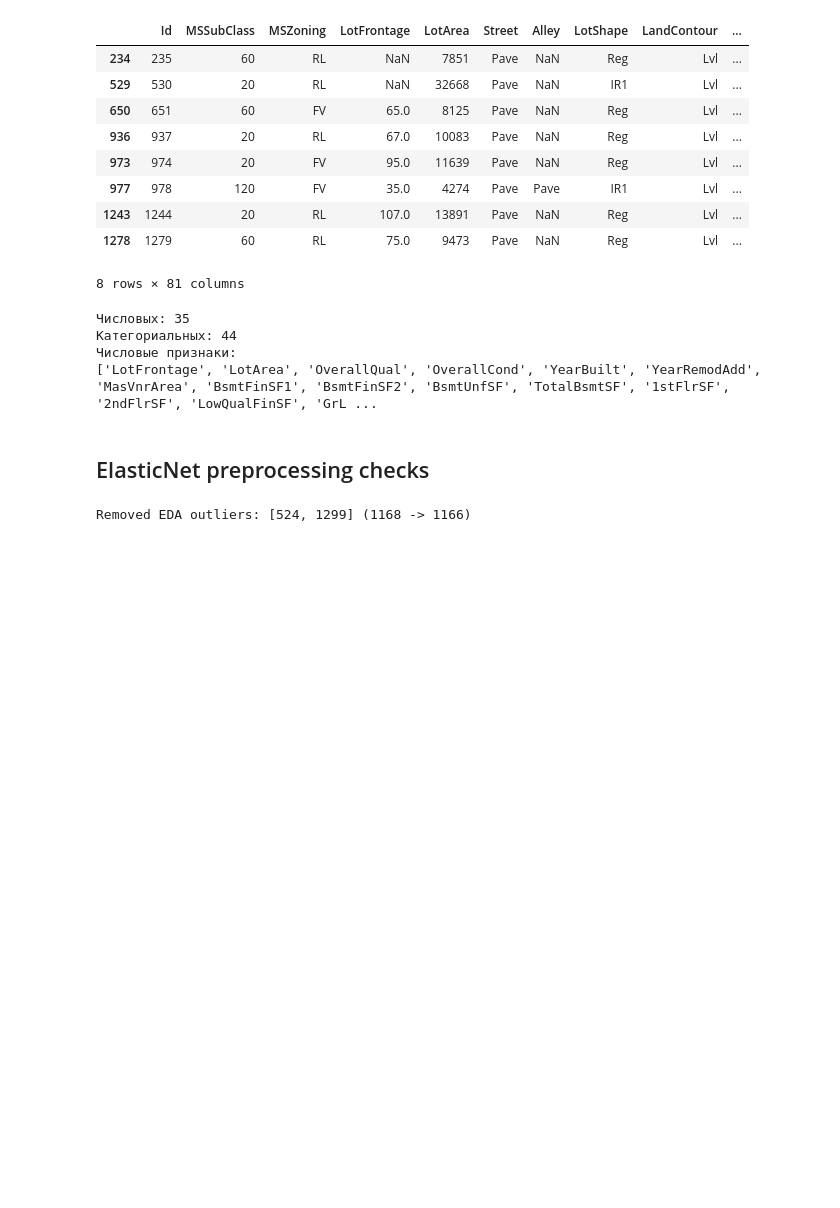
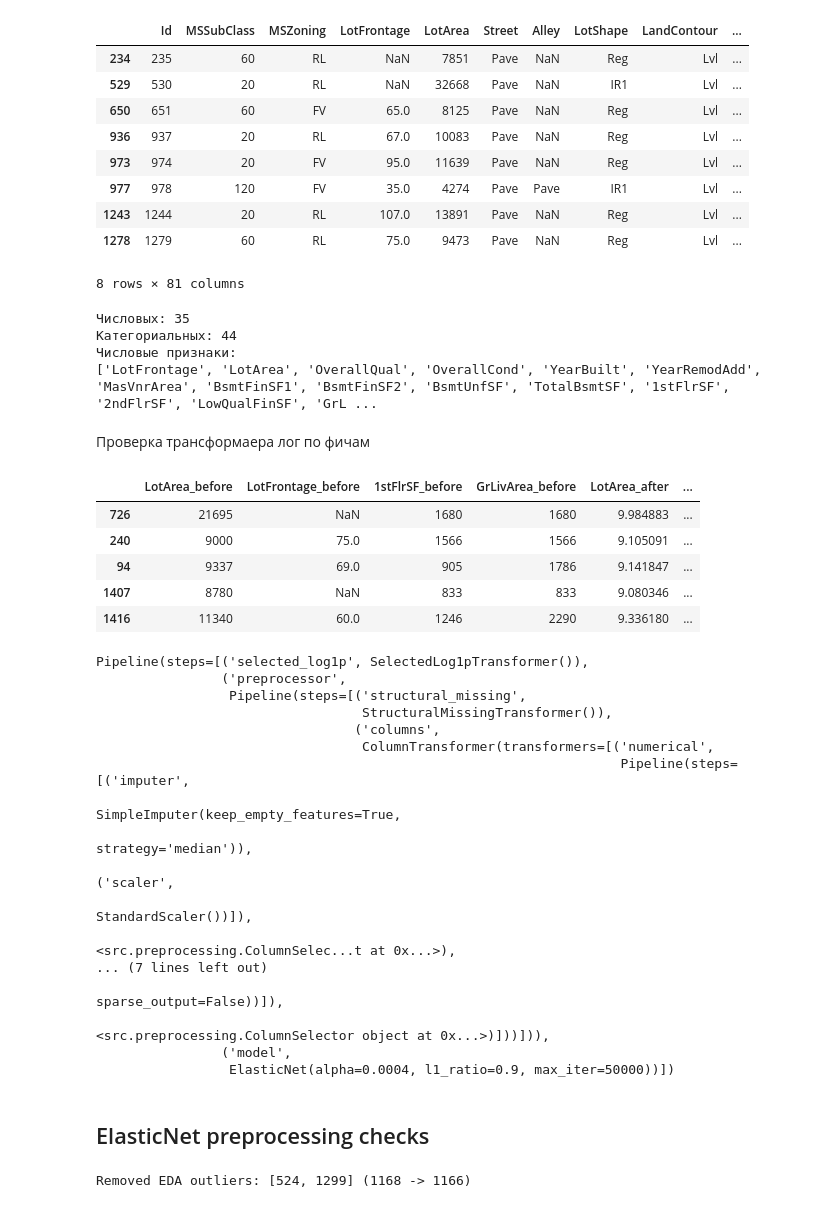
Before and after one commit to AntonUkhabin/House_Prices_Kaggle, a Jupyter notebook: draft.ipynb, the cells around one changed output. Cells and saved outputs as stored; diff of their text form; code cells hidden in the pictures; blank space fills up the shorter version.

```diff
--- a/draft.ipynb
+++ b/draft.ipynb
@@ -124,6 +124,69 @@ print(numerical_cols)
 Категориальных: 44
 Числовые признаки:
 ['LotFrontage', 'LotArea', 'OverallQual', 'OverallCond', 'YearBuilt', 'YearRemodAdd', 'MasVnrArea', 'BsmtFinSF1', 'BsmtFinSF2', 'BsmtUnfSF', 'TotalBsmtSF', '1stFlrSF', '2ndFlrSF', 'LowQualFinSF', 'GrL ...
+# %% [markdown]
+Проверка трансформаера лог по фичам
+# %%
+from src.feature_engineering import LOG1P_FEATURES, SelectedLog1pTransformer
+from src.train_functions import build_pipeline
+
+features_sample = train_cv_df.drop(columns=['SalePrice']).iloc[:100].copy()
+
+log1p_transformer = SelectedLog1pTransformer()
+transformed_sample = log1p_transformer.fit_transform(features_sample)
+
+# Проверяем правильность преобразования выбранных features.
+for feature in LOG1P_FEATURES:
+    assert np.allclose(
+        transformed_sample[feature],
+        np.log1p(features_sample[feature]),
+        equal_nan=True,
+    )
+
+# Остальные исходные features не должны измениться.
+untouched_features = features_sample.columns.difference(LOG1P_FEATURES)
+pd.testing.assert_frame_equal(
+    transformed_sample[untouched_features],
+    features_sample[untouched_features],
+)
+
+pipe = build_pipeline(config)
+
+assert list(pipe.named_steps) == ['selected_log1p', 'preprocessor', 'model']
+
+display(pd.concat(
+    [
+        features_sample[list(LOG1P_FEATURES)].head().add_suffix('_before'),
+        transformed_sample[list(LOG1P_FEATURES)].head().add_suffix('_after'),
+    ],
+    axis=1,
+))
+
+pipe
+# %% [output]
+|  | LotArea_before | LotFrontage_before | 1stFlrSF_before | GrLivArea_before | LotArea_after | ... |
+| 726 | 21695 | NaN | 1680 | 1680 | 9.984883 | ... |
+| 240 | 9000 | 75.0 | 1566 | 1566 | 9.105091 | ... |
+| 94 | 9337 | 69.0 | 905 | 1786 | 9.141847 | ... |
+| 1407 | 8780 | NaN | 833 | 833 | 9.080346 | ... |
+| 1416 | 11340 | 60.0 | 1246 | 2290 | 9.336180 | ... |
+Pipeline(steps=[('selected_log1p', SelectedLog1pTransformer()),
+                ('preprocessor',
+                 Pipeline(steps=[('structural_missing',
+                                  StructuralMissingTransformer()),
+                                 ('columns',
+                                  ColumnTransformer(transformers=[('numerical',
+                                                                   Pipeline(steps=[('imputer',
+                                                                                    SimpleImputer(keep_empty_features=True,
+                                                                                                  strategy='median')),
+                                                                                   ('scaler',
+                                                                                    StandardScaler())]),
+                                                                   <src.preprocessing.ColumnSelec...t at 0x...>),
+... (7 lines left out)
+                                                                                                  sparse_output=False))]),
+                                                                   <src.preprocessing.ColumnSelector object at 0x...>)]))])),
+                ('model',
+                 ElasticNet(alpha=0.0004, l1_ratio=0.9, max_iter=50000))])
 # %% [markdown]
 ## ElasticNet preprocessing checks
 # %%
```
Also changed, not shown: parts of 1 cell of this notebook, 3 other files.
